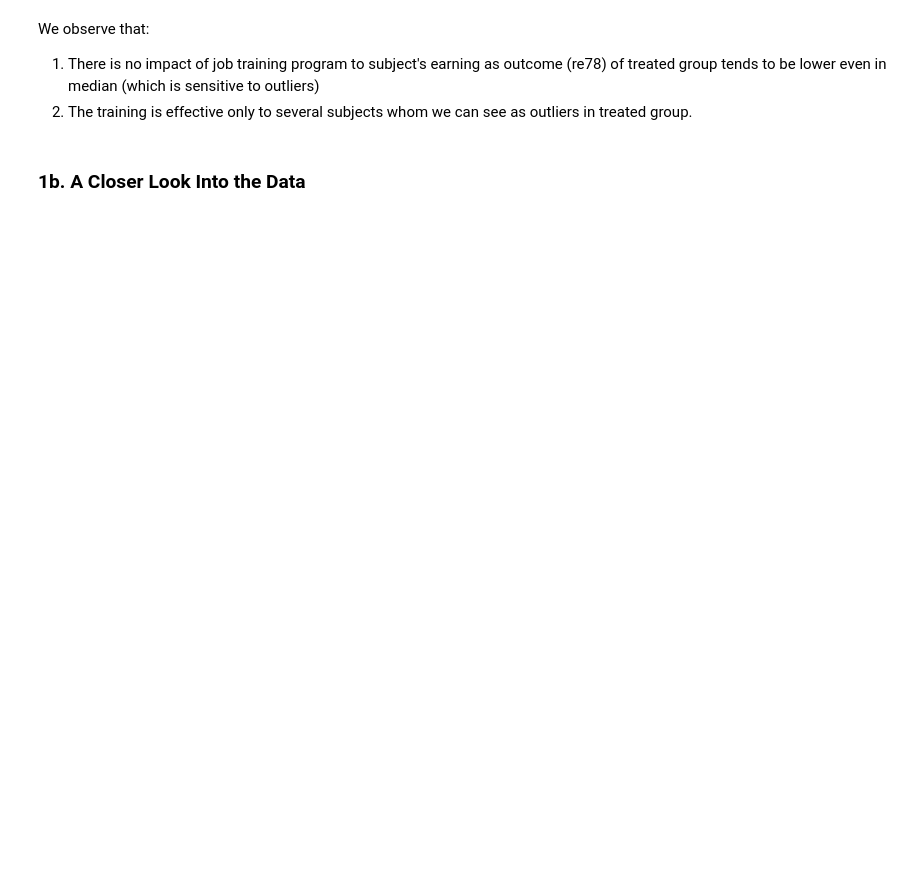
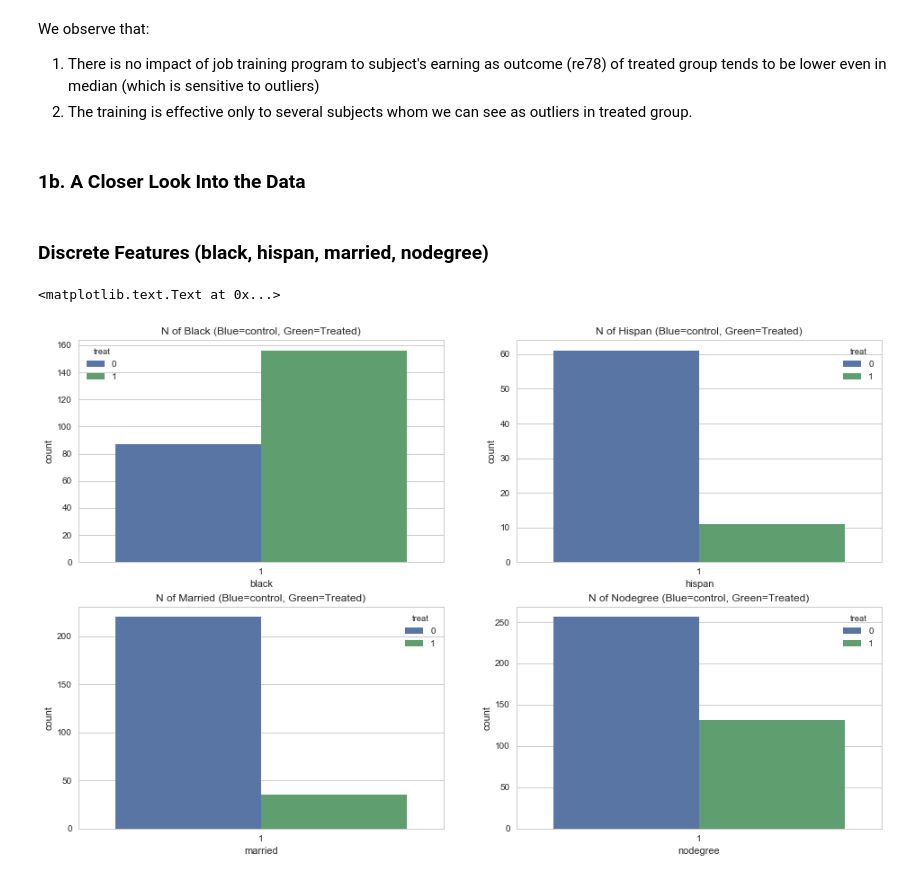
Before and after one commit to sanadhis/ADA-2017, a Jupyter notebook: 04 - Applied ML/Homework04.ipynb, the cells around one changed output. Drawn from its saved outputs; the diff is of its cells as text; code cells hidden in the pictures; blank space fills up the shorter version.

```diff
--- a/04 - Applied ML/Homework04.ipynb
+++ b/04 - Applied ML/Homework04.ipynb
@@ -150,3 +162,27 @@ We observe that:
 2. The training is effective only to several subjects whom we can see as outliers in treated group.
 # %% [markdown]
 ### 1b. A Closer Look Into the Data
+# %% [markdown]
+### Discrete Features (black, hispan, married, nodegree)
+# %%
+df_black    = df_combined.loc[df_combined["black"]==1]
+df_hispan   = df_combined.loc[df_combined["hispan"]==1]
+df_married  = df_combined.loc[df_combined["married"]==1]
+df_nodegree = df_combined.loc[df_combined["nodegree"]==1]
+# %%
+fig, ([ax1, ax2], [ax3, ax4]) = plt.subplots(nrows=2, ncols=2)
+fig.set_size_inches(16, 10)
+ax1 = sns.countplot(x="black", hue="treat", ax=ax1, data=df_black)
+ax1.set_title("N of Black (Blue=control, Green=Treated)")
+
+ax2 = sns.countplot(x="hispan", hue="treat", ax=ax2, data=df_hispan)
+ax2.set_title("N of Hispan (Blue=control, Green=Treated)")
+
+ax3 = sns.countplot(x="married", hue="treat", ax=ax3, data=df_married)
+ax3.set_title("N of Married (Blue=control, Green=Treated)")
+
+ax4 = sns.countplot(x="nodegree", hue="treat", ax=ax4, data=df_nodegree)
+ax4.set_title("N of Nodegree (Blue=control, Green=Treated)")
+# %% [output]
+<matplotlib.text.Text at 0x...>
+[figure, added]
```
Also changed, not shown: parts of 8 cells of this notebook.
